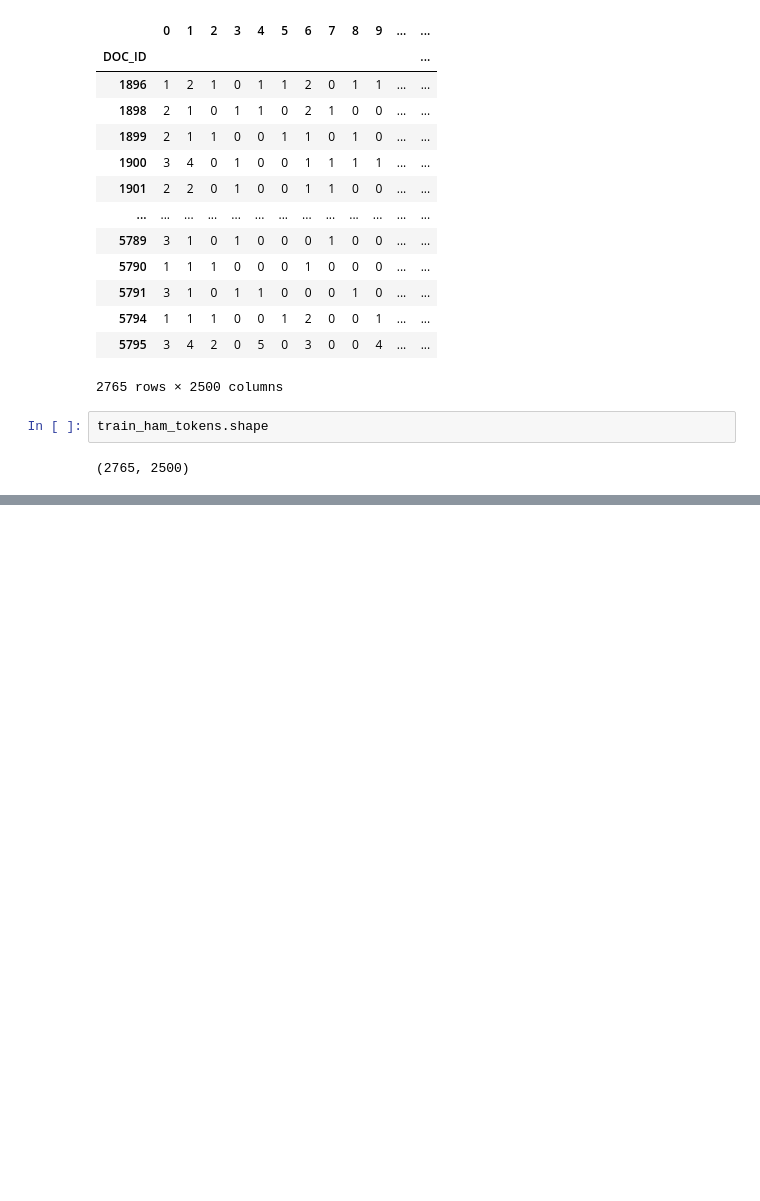
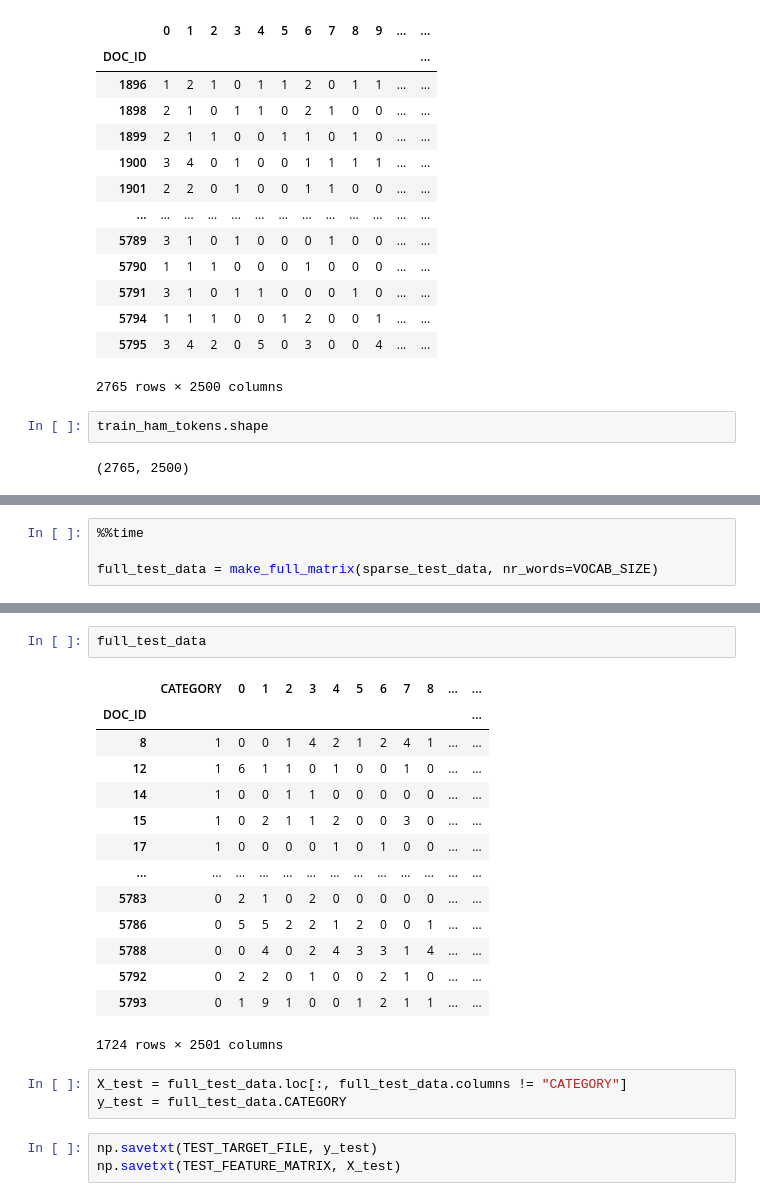
Before and after one commit to magalhaesbrunop/naive_bayes_classifier_filter_spam_emails, a Jupyter notebook: bayes_classifier_training.ipynb, the cells around one changed output, grey strips where cells are left out. Cells and saved outputs as stored; diff of their text form; blank space fills up the shorter version.

```diff
--- a/bayes_classifier_training.ipynb
+++ b/bayes_classifier_training.ipynb
@@ -350,0 +449,4 @@ train_ham_tokens[2499].sum() + 1
+# %%
+%%time
+
+full_test_data = make_full_matrix(sparse_test_data, nr_words=VOCAB_SIZE)
@@ -350,0 +456,23 @@ train_ham_tokens[2499].sum() + 1
+# %%
+full_test_data
+# %% [output]
+|  | CATEGORY | 0 | 1 | 2 | 3 | 4 | 5 | 6 | 7 | 8 | ... | ... |
+| DOC_ID |  |  |  |  |  |  |  |  |  |  |  | ... |
+| 8 | 1 | 0 | 0 | 1 | 4 | 2 | 1 | 2 | 4 | 1 | ... | ... |
+| 12 | 1 | 6 | 1 | 1 | 0 | 1 | 0 | 0 | 1 | 0 | ... | ... |
+| 14 | 1 | 0 | 0 | 1 | 1 | 0 | 0 | 0 | 0 | 0 | ... | ... |
+| 15 | 1 | 0 | 2 | 1 | 1 | 2 | 0 | 0 | 3 | 0 | ... | ... |
+| 17 | 1 | 0 | 0 | 0 | 0 | 1 | 0 | 1 | 0 | 0 | ... | ... |
+| ... | ... | ... | ... | ... | ... | ... | ... | ... | ... | ... | ... | ... |
+| 5783 | 0 | 2 | 1 | 0 | 2 | 0 | 0 | 0 | 0 | 0 | ... | ... |
+| 5786 | 0 | 5 | 5 | 2 | 2 | 1 | 2 | 0 | 0 | 1 | ... | ... |
+| 5788 | 0 | 0 | 4 | 0 | 2 | 4 | 3 | 3 | 1 | 4 | ... | ... |
+| 5792 | 0 | 2 | 2 | 0 | 1 | 0 | 0 | 2 | 1 | 0 | ... | ... |
+| 5793 | 0 | 1 | 9 | 1 | 0 | 0 | 1 | 2 | 1 | 1 | ... | ... |
+1724 rows × 2501 columns
+# %%
+X_test = full_test_data.loc[:, full_test_data.columns != "CATEGORY"]
+y_test = full_test_data.CATEGORY
+# %%
+np.savetxt(TEST_TARGET_FILE, y_test)
+np.savetxt(TEST_FEATURE_MATRIX, X_test)
```
Also changed, not shown: parts of 34 cells of this notebook.
